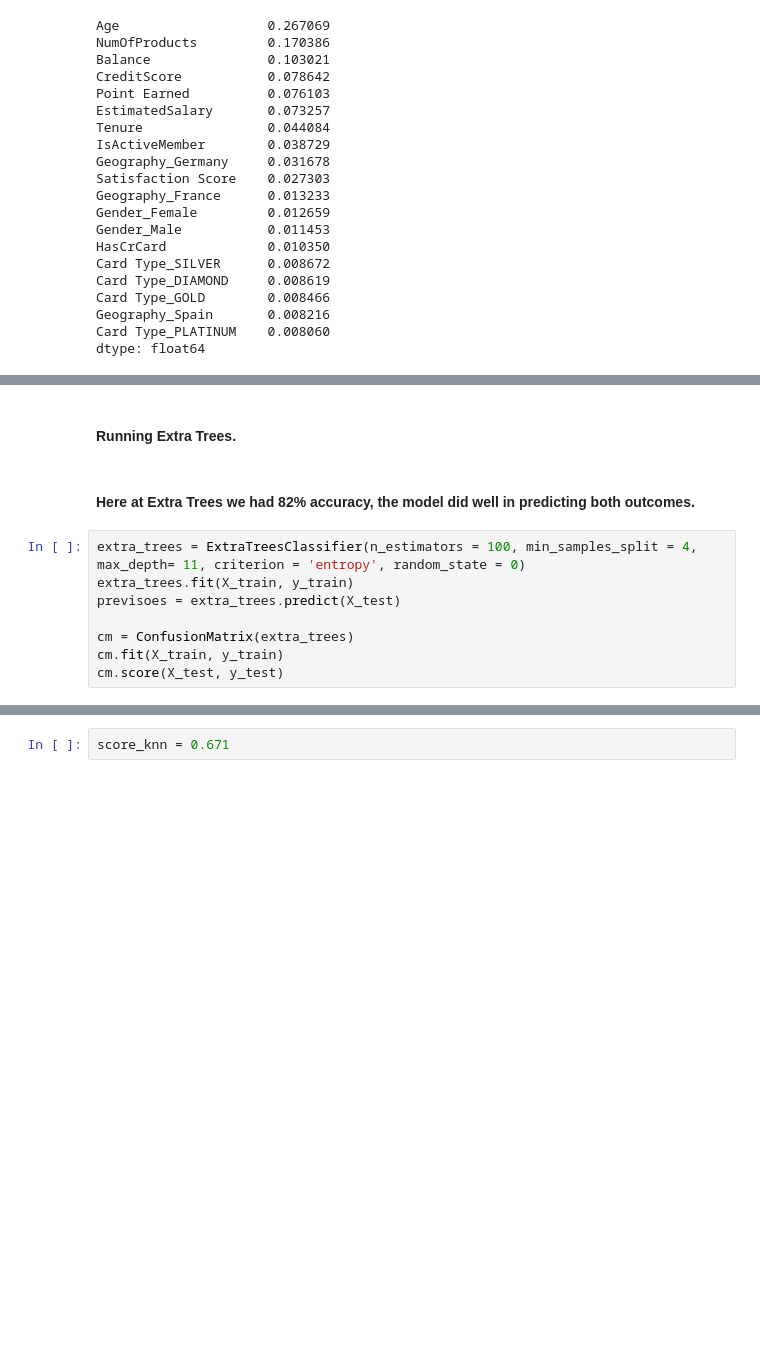
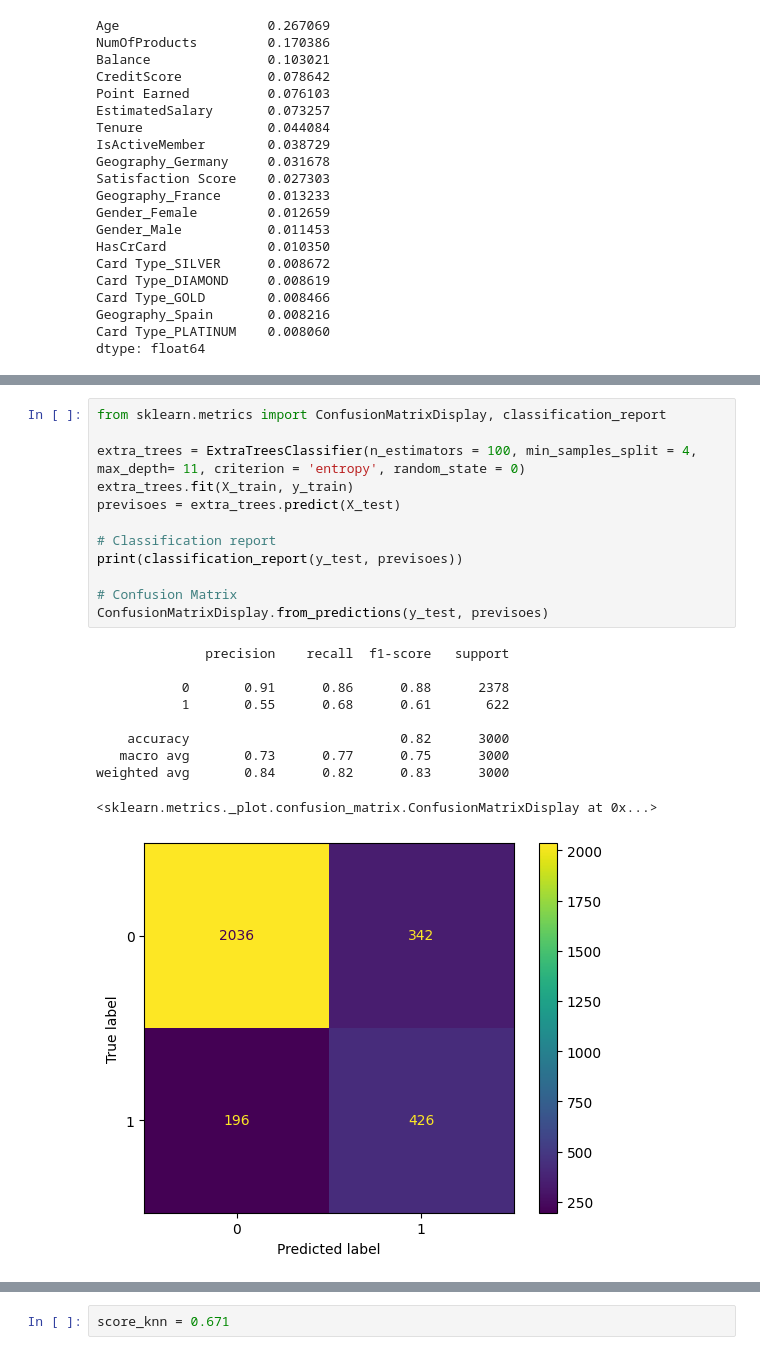
Before and after one commit to mberke1597/Churn, a Jupyter notebook: customer-churn.ipynb, the cells around one changed output, grey strips where cells are left out. Saved outputs shown, nothing was run; the diff lists cells and outputs as text; blank space fills up the shorter version.

```diff
--- a/customer-churn.ipynb
+++ b/customer-churn.ipynb
@@ -645,15 +598,26 @@ Max Nvl:  9
-# %% [markdown]
-#### Running Extra Trees.
-# %% [markdown]
-#### Here at Extra Trees we had 82% accuracy, the model did well in predicting both outcomes.
 # %%
+from sklearn.metrics import ConfusionMatrixDisplay, classification_report
+
 extra_trees = ExtraTreesClassifier(n_estimators = 100, min_samples_split = 4, max_depth= 11, criterion = 'entropy', random_state = 0)
 extra_trees.fit(X_train, y_train)
 previsoes = extra_trees.predict(X_test)
 
-cm = ConfusionMatrix(extra_trees)
-cm.fit(X_train, y_train)
-cm.score(X_test, y_test)
+# Classification report
+print(classification_report(y_test, previsoes))
+
+# Confusion Matrix
+ConfusionMatrixDisplay.from_predictions(y_test, previsoes)
+# %% [output]
+              precision    recall  f1-score   support
+
+           0       0.91      0.86      0.88      2378
+           1       0.55      0.68      0.61       622
+
+    accuracy                           0.82      3000
+   macro avg       0.73      0.77      0.75      3000
+weighted avg       0.84      0.82      0.83      3000
+<sklearn.metrics._plot.confusion_matrix.ConfusionMatrixDisplay at 0x...>
+[figure, added]
 # %%
 classification_extra = (classification_report(y_test, previsoes))
 print(classification_extra)
```
Also changed, not shown: parts of 77 cells of this notebook, 1 other file.
